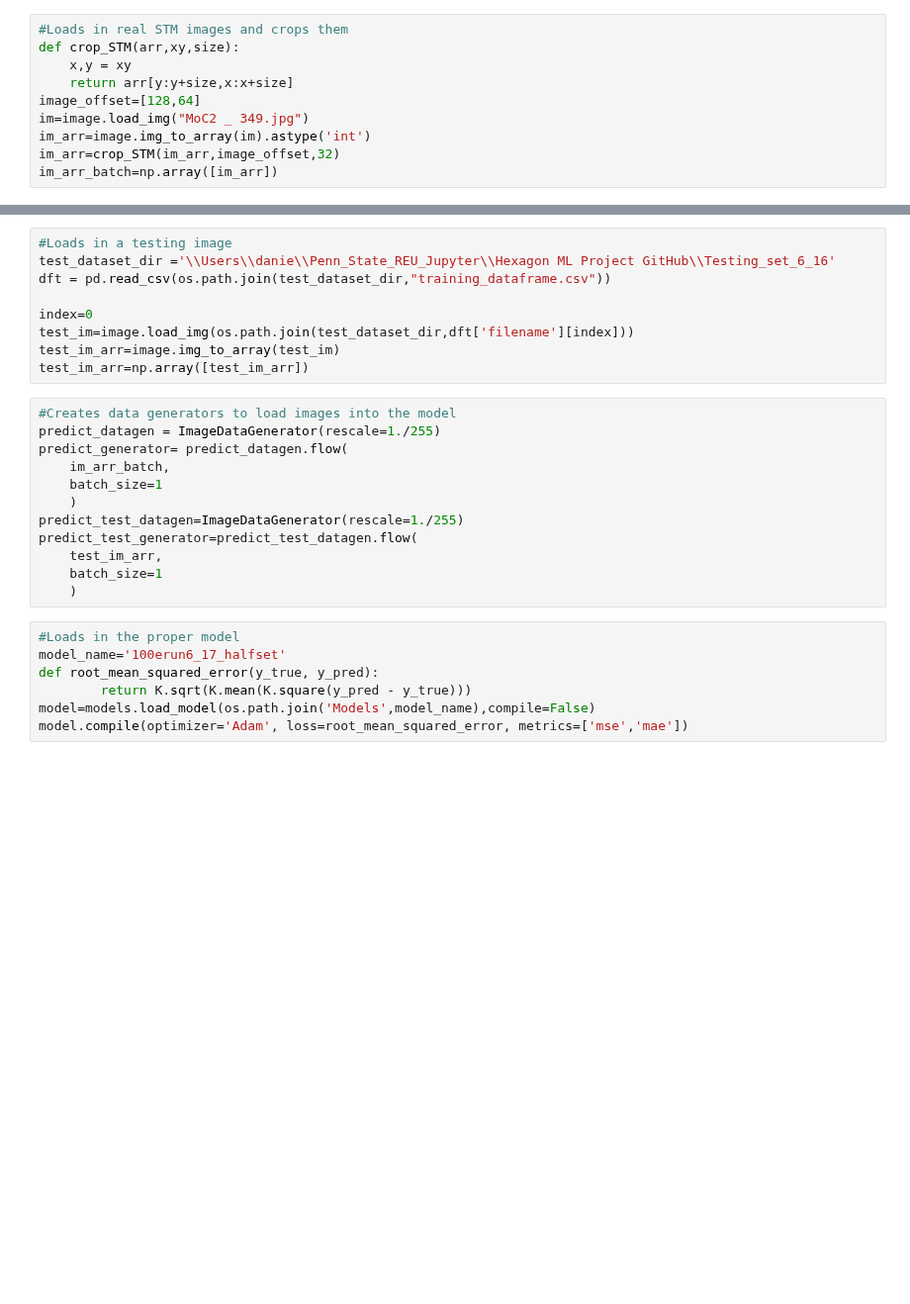
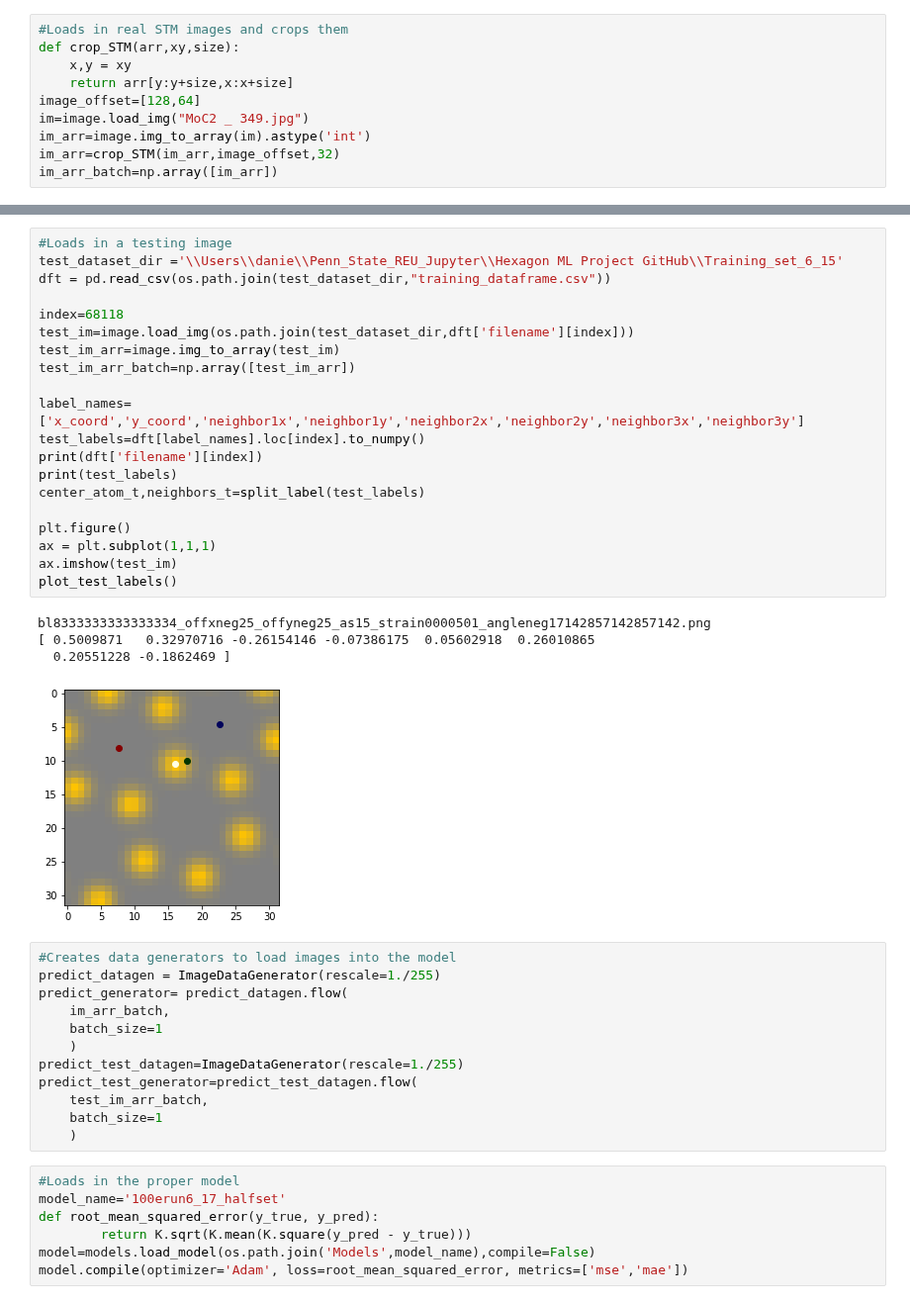
Before and after one commit to DanielMGlazer/HexogonalMLProject, a Jupyter notebook: Image predictions.ipynb, the cells around one changed output, grey strips where cells are left out. Shown at 99% size. Saved outputs shown, nothing was run; the diff lists cells and outputs as text; blank space fills up the shorter version.

Commit message:
Fixed labeling bug

```diff
--- a/Image predictions.ipynb
+++ b/Image predictions.ipynb
@@ -32,12 +33,28 @@ ax.imshow(im_arr)
 # %%
 #Loads in a testing image
-test_dataset_dir ='\\Users\\danie\\Penn_State_REU_Jupyter\\Hexagon ML Project GitHub\\Testing_set_6_16'
+test_dataset_dir ='\\Users\\danie\\Penn_State_REU_Jupyter\\Hexagon ML Project GitHub\\Training_set_6_15'
 dft = pd.read_csv(os.path.join(test_dataset_dir,"training_dataframe.csv"))
 
-index=0
+index=68118
 test_im=image.load_img(os.path.join(test_dataset_dir,dft['filename'][index]))
 test_im_arr=image.img_to_array(test_im)
-test_im_arr=np.array([test_im_arr])
+test_im_arr_batch=np.array([test_im_arr])
+
+label_names=['x_coord','y_coord','neighbor1x','neighbor1y','neighbor2x','neighbor2y','neighbor3x','neighbor3y']
+test_labels=dft[label_names].loc[index].to_numpy()
+print(dft['filename'][index])
+print(test_labels)
+center_atom_t,neighbors_t=split_label(test_labels)
+
+plt.figure()
+ax = plt.subplot(1,1,1)
+ax.imshow(test_im)
+plot_test_labels()
+# %% [output]
+bl8333333333333334_offxneg25_offyneg25_as15_strain0000501_angleneg17142857142857142.png
+[ 0.5009871   0.32970716 -0.26154146 -0.07386175  0.05602918  0.26010865
+  0.20551228 -0.1862469 ]
+[figure, added]
 # %%
 #Creates data generators to load images into the model
 predict_datagen = ImageDataGenerator(rescale=1./255)
@@ -47,7 +64,7 @@ predict_generator= predict_datagen.flow(
     )
 predict_test_datagen=ImageDataGenerator(rescale=1./255)
 predict_test_generator=predict_test_datagen.flow(
-    test_im_arr,
+    test_im_arr_batch,
     batch_size=1
     )
 # %%
```
Also changed, not shown: parts of 8 cells of this notebook, 2 other files.
